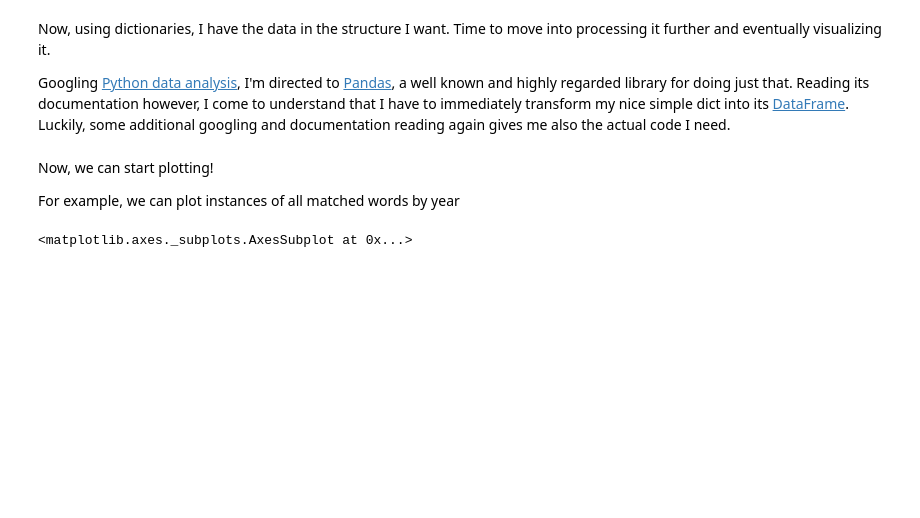
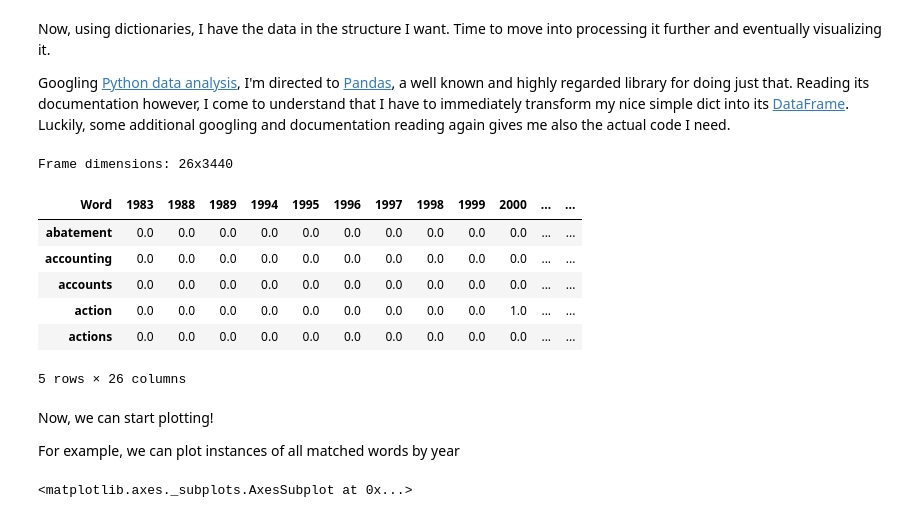
Before and after one commit to jiemakel/dhintro, a Jupyter notebook: korp.ipynb, the cells around one changed output. Drawn from its saved outputs; the diff is of its cells as text; code cells hidden in the pictures; blank space fills up the shorter version.

```diff
--- a/korp.ipynb
+++ b/korp.ipynb
@@ -122,16 +134,26 @@ Googling [Python data analysis](https://www.google.fi/search?q=python+data+analy
 # %%
 import pandas as pd
 import numpy as np
 
-# TASK 2: the code to turn a dict to a frame is really really simple, but what is it? Fix the next line.
-# you really shouldn't get stuck here, but if you do, there's http://pastebin.com/dmfpxdgg
-lemmaFrame = pd.DataFrame(lemmaYearCountDict)
+# TASK 3: the code to turn a dict to a data frame is really really simple, but what is it? Fix the next line.
+# Read the Pandas documentation linked above for help.
+# You really shouldn't get stuck here, but if you do, there's http://pastebin.com/dmfpxdgg
+lemmaFrame = ?(lemmaYearCountDict)
 lemmaFrame.index.names = ['Word']
 # By default empty values in a dataframe are left as NaNs (Not a Number), but that gave me problems in later calculations. So, after some further documentation reading I added the .replace(np.nan,0) transformation
 # the .T at the end transposes the data frame so that the resulting table has words as rows and dates as columns instead of the other way round
 lemmaFrame = lemmaFrame.replace(np.nan,0).T
 print('Frame dimensions: '+str(lemmaFrame.columns.size)+"x"+str(lemmaFrame.index.size))
 lemmaFrame.head()
+# %% [output]
+Frame dimensions: 26x3440
+| Word | 1983 | 1988 | 1989 | 1994 | 1995 | 1996 | 1997 | 1998 | 1999 | 2000 | ... | ... |
+| abatement | 0.0 | 0.0 | 0.0 | 0.0 | 0.0 | 0.0 | 0.0 | 0.0 | 0.0 | 0.0 | ... | ... |
+| accounting | 0.0 | 0.0 | 0.0 | 0.0 | 0.0 | 0.0 | 0.0 | 0.0 | 0.0 | 0.0 | ... | ... |
+| accounts | 0.0 | 0.0 | 0.0 | 0.0 | 0.0 | 0.0 | 0.0 | 0.0 | 0.0 | 0.0 | ... | ... |
+| action | 0.0 | 0.0 | 0.0 | 0.0 | 0.0 | 0.0 | 0.0 | 0.0 | 0.0 | 1.0 | ... | ... |
+| actions | 0.0 | 0.0 | 0.0 | 0.0 | 0.0 | 0.0 | 0.0 | 0.0 | 0.0 | 0.0 | ... | ... |
+5 rows × 26 columns
 # %% [markdown]
 Now, we can start plotting!
 
```
Also changed, not shown: parts of 11 cells of this notebook, 1 other file.
